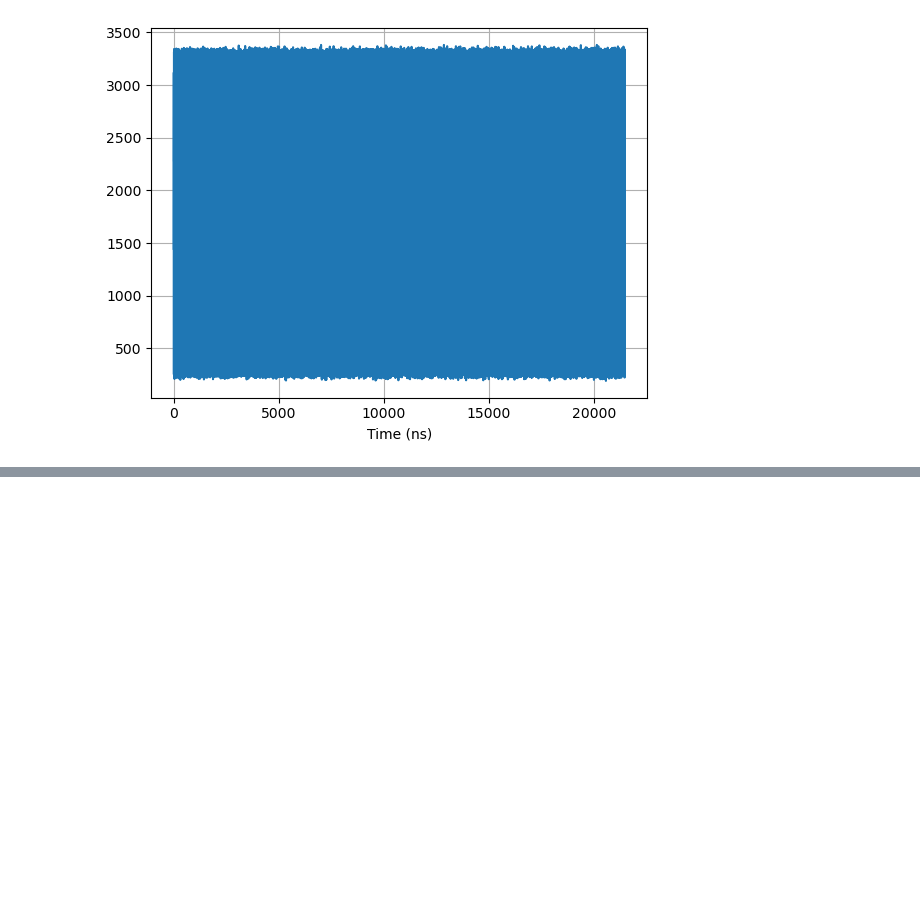
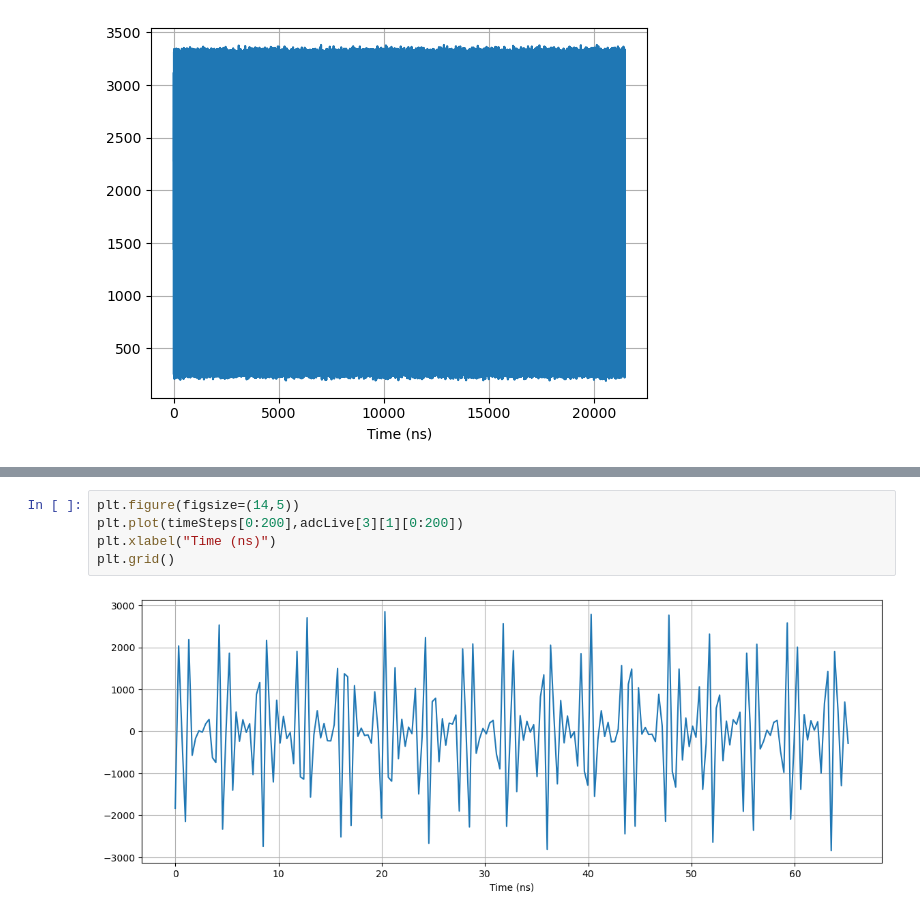
Before and after one commit to slaclab/kek-bpm-rfsoc-dev, a Jupyter notebook: software/notebooks/datfile_analysis_zcu111.ipynb, the cells around one changed output, grey strips where cells are left out. Cells and saved outputs as stored; diff of their text form; blank space fills up the shorter version.

```diff
--- a/software/notebooks/datfile_analysis_zcu111.ipynb
+++ b/software/notebooks/datfile_analysis_zcu111.ipynb
@@ -74 +73,8 @@ plt.grid()
+# %%
+plt.figure(figsize=(14,5))
+plt.plot(timeSteps[0:200],adcLive[3][1][0:200])
+plt.xlabel("Time (ns)")
+plt.grid()
+# %% [output]
+[figure, added]
 # %%
```
Also changed, not shown: parts of 5 cells of this notebook, 1 other file.
